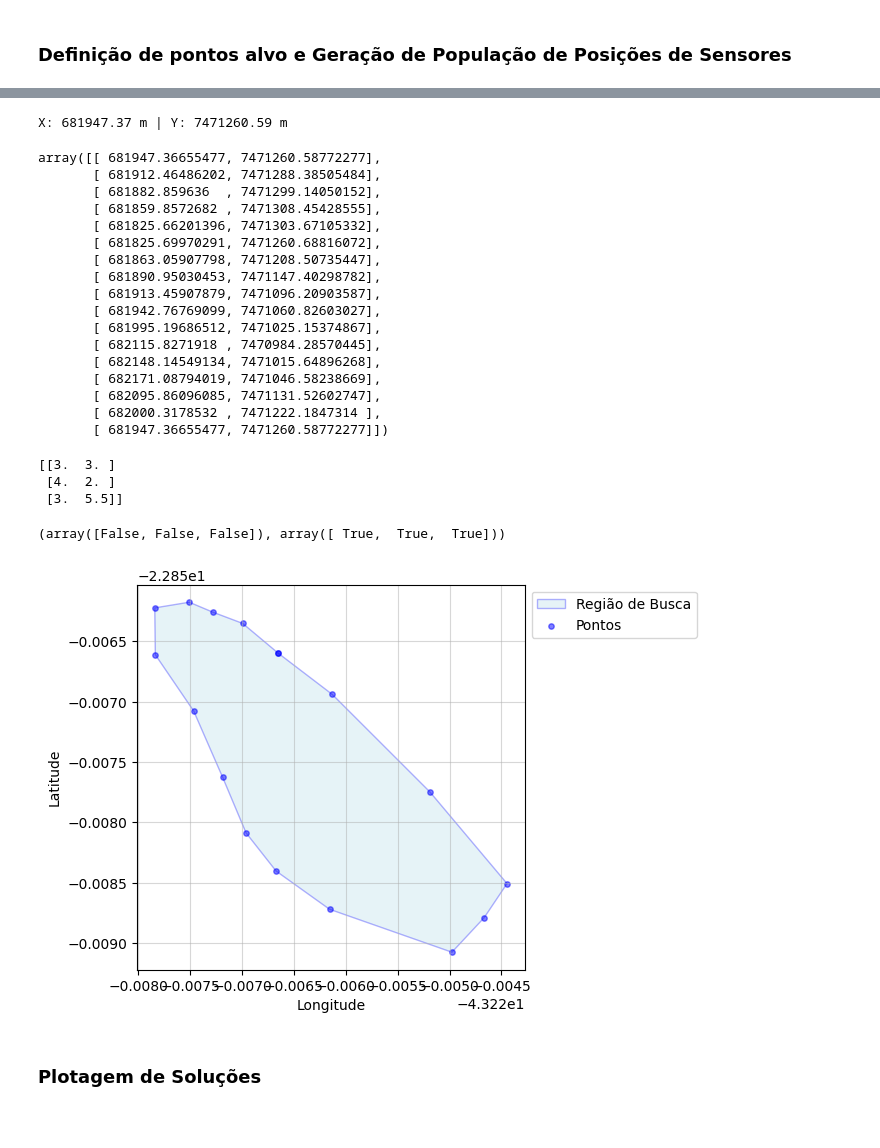
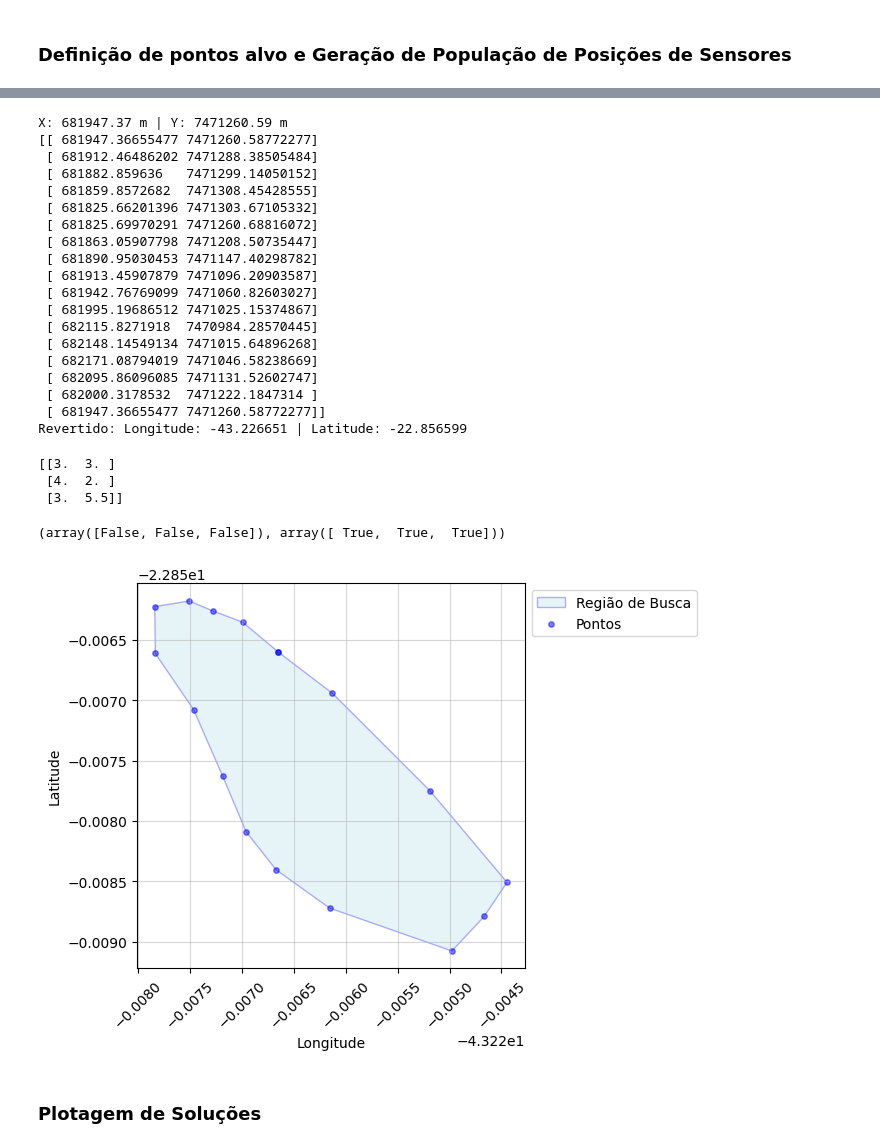
Before and after one commit to VictorPLima/optimal_sensor_placement_via_metaheuristics, a Jupyter notebook: Posicionamento_Ótimo_de_Sensores.ipynb, the cells around one changed output, grey strips where cells are left out. Drawn from its saved outputs; the diff is of its cells as text; code cells hidden in the pictures; blank space fills up the shorter version.

```diff
--- a/Posicionamento_Ótimo_de_Sensores.ipynb
+++ b/Posicionamento_Ótimo_de_Sensores.ipynb
@@ -84,31 +84,45 @@ longitude, latitude = vertices_Fundao[0]
 
 # 3. Executa a conversão para metros
 x_metros, y_metros = transformador.transform(longitude, latitude)
+print(f"X: {x_metros:.2f} m | Y: {y_metros:.2f} m")
 
-print(f"X: {x_metros:.2f} m | Y: {y_metros:.2f} m")
+
+def revert_transformation(x, y):
+  """
+  Converte coordenadas UTM (metros) de volta para Longitude e Latitude (graus).
+  """
+  transformador = Transformer.from_crs("epsg:4326", "epsg:32723", always_xy=True)
+  lon, lat = transformador.transform(x, y, direction='inverse')
+  return lon, lat
+
 
 V_Fundao = np.array(vertices_Fundao)
 V_Fundao[:,0], V_Fundao[:,1] = transformador.transform(V_Fundao[:,0], V_Fundao[:,1])
-V_Fundao
+print(V_Fundao)
+
+# Demonstração da função de reversão
+lon_orig, lat_orig = revert_transformation(x_metros, y_metros)
+print(f"Revertido: Longitude: {lon_orig:.6f} | Latitude: {lat_orig:.6f}")
 # %% [output]
 X: 681947.37 m | Y: 7471260.59 m
+[[ 681947.36655477 7471260.58772277]
+ [ 681912.46486202 7471288.38505484]
+ [ 681882.859636   7471299.14050152]
+ [ 681859.8572682  7471308.45428555]
+ [ 681825.66201396 7471303.67105332]
+ [ 681825.69970291 7471260.68816072]
+ [ 681863.05907798 7471208.50735447]
+ [ 681890.95030453 7471147.40298782]
+ [ 681913.45907879 7471096.20903587]
+ [ 681942.76769099 7471060.82603027]
+ [ 681995.19686512 7471025.15374867]
+ [ 682115.8271918  7470984.28570445]
+ [ 682148.14549134 7471015.64896268]
+ [ 682171.08794019 7471046.58238669]
+ [ 682095.86096085 7471131.52602747]
+ [ 682000.3178532  7471222.1847314 ]
+ [ 681947.36655477 7471260.58772277]]
+Revertido: Longitude: -43.226651 | Latitude: -22.856599
-array([[ 681947.36655477, 7471260.58772277],
-       [ 681912.46486202, 7471288.38505484],
-       [ 681882.859636  , 7471299.14050152],
-       [ 681859.8572682 , 7471308.45428555],
-       [ 681825.66201396, 7471303.67105332],
-       [ 681825.69970291, 7471260.68816072],
-       [ 681863.05907798, 7471208.50735447],
-       [ 681890.95030453, 7471147.40298782],
-       [ 681913.45907879, 7471096.20903587],
-       [ 681942.76769099, 7471060.82603027],
-       [ 681995.19686512, 7471025.15374867],
-       [ 682115.8271918 , 7470984.28570445],
-       [ 682148.14549134, 7471015.64896268],
-       [ 682171.08794019, 7471046.58238669],
-       [ 682095.86096085, 7471131.52602747],
-       [ 682000.3178532 , 7471222.1847314 ],
-       [ 681947.36655477, 7471260.58772277]])
 # %%
 from matplotlib.patches import Polygon as MatplotlibPolygon
 import shapely
@@ -180,34 +194,35 @@ vertices = np.array(vertices_Fundao)
 # vertices = V_Fundao
 points = np.array([(3,3), (4,2), (3,5.5)])
 fig = plt.figure(figsize=(5, 5))
 
 ax1 = fig.add_subplot(1, 1, 1)
 # Desenha a área do polígono
 patch_2d = MatplotlibPolygon(vertices, closed=True, facecolor='lightblue',
                               edgecolor='blue', alpha=0.3, label='Região de Busca')
 ax1.add_patch(patch_2d)
 
 ax1.scatter(vertices[:,0], vertices[:,1],
               color='blue', s=15, alpha=0.5, label='Pontos')
 
 ax1.set_xlabel('Longitude')
 ax1.set_ylabel('Latitude')
 ax1.grid(True, linestyle='-', alpha=0.5)
 
 # Ajustando a legenda para fora do gráfico
 ax1.legend(loc='upper left', bbox_to_anchor=(1, 1))
+plt.xticks(rotation=45)
 
 _, points_inside = solution_is_valid(vertices, points)
 points_outside = points[~points_inside]
 print(points_outside)
 
 points_inside, ~points_inside
 # %% [output]
 [[3.  3. ]
  [4.  2. ]
  [3.  5.5]]
 (array([False, False, False]), array([ True,  True,  True]))
-[figure, old version]
+[figure, new version]
 # %%
 def get_estimate_of_N_sensors(vertices, raio_sensoriamento):
   """
```
Also changed, not shown: parts of 30 cells of this notebook.
